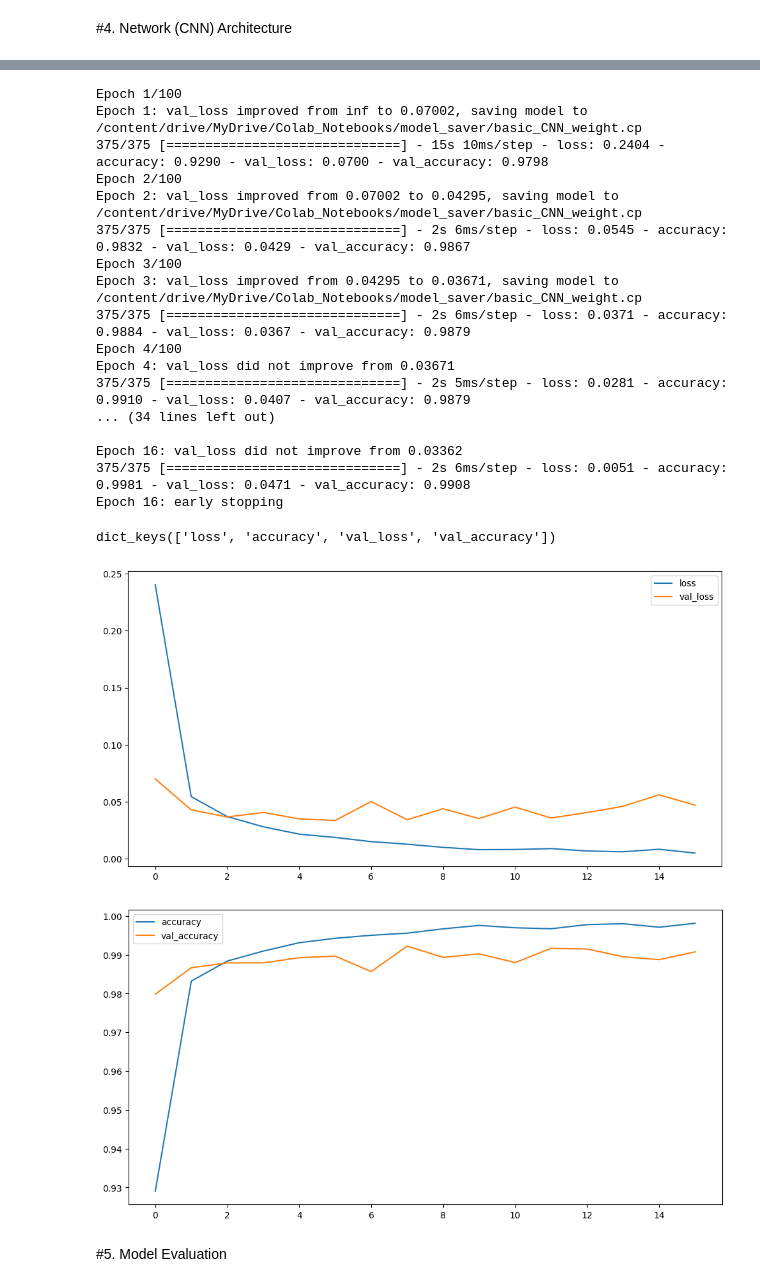
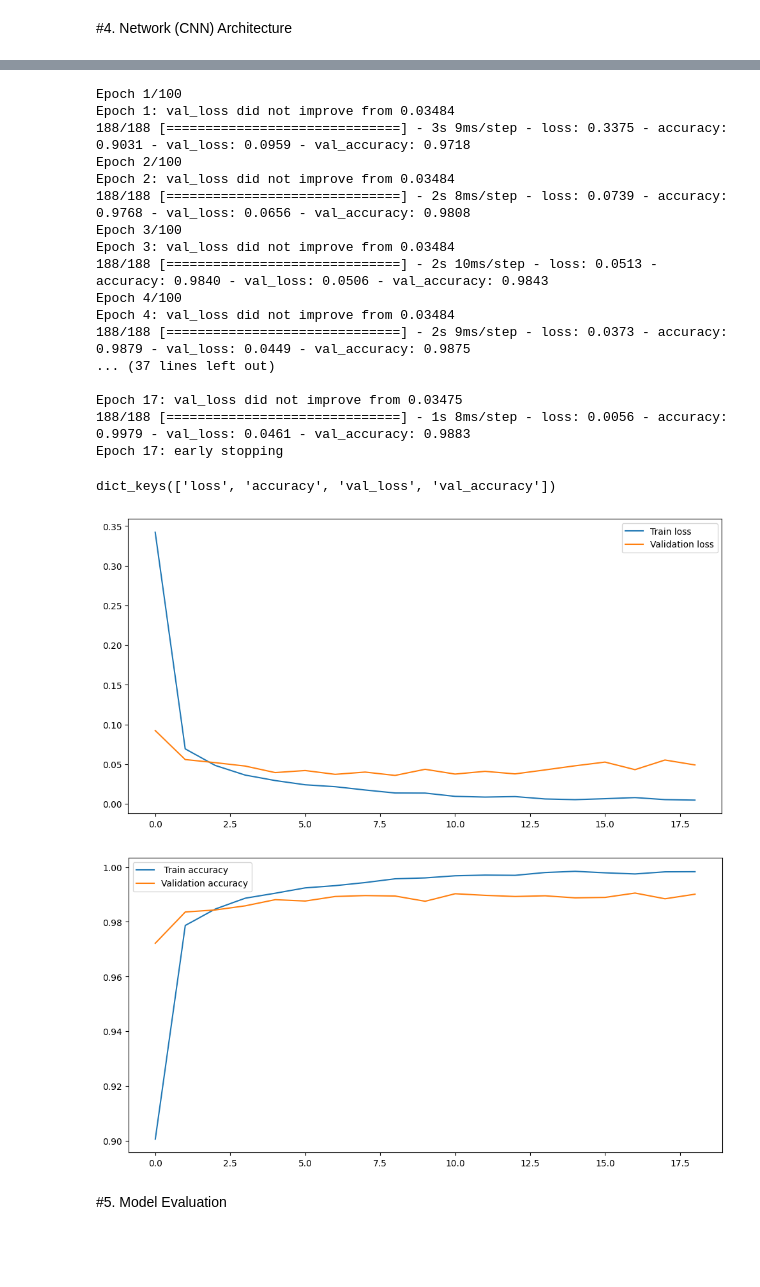
Before and after one commit to NguyenVanHien8502/image-classification, a Jupyter notebook: MNIST_PJ3.ipynb, the cells around one changed output, grey strips where cells are left out. Saved outputs shown, nothing was run; the diff lists cells and outputs as text; code cells hidden in the pictures; blank space fills up the shorter version.

```diff
--- a/MNIST_PJ3.ipynb
+++ b/MNIST_PJ3.ipynb
@@ -161,20 +152,11 @@ array([0., 1., 0., 0., 0., 0., 0., 0., 0., 0.], dtype=float32)
 # %%
 input_shape = (28, 28, 1)
 # %%
-#Using ANN to predict
-# model = keras.models.Sequential([
-#     layers.Flatten(input_shape = input_shape), #(28, 28, 1)->vector 1 chiều (28*28)
-#     layers.Dense(512, activation='relu'),
-#     layers.Dense(256, activation='relu'),
-#     layers.Dense(class_nums, activation='softmax'),
-#     ])
-
-# Tại sao dùng hàm softmax: biến các output thành các vector có tổng = 1
-
+# Tại sao dùng hàm softmax: biến các output thành các vector phân phối xác suất có tổng các xác suất = 1
 # Tại sao dùng maxpooling mà không dùng average pooling: vì max-pooling mới làm nổi bật lên cái feature rõ ràng nhất, lấy được cái thông tin nổi bật nhất
 # còn average-pooling thì nó tính trung bình các feature nên không lấy được các feature nổi bật nhất
-
 # Tại sao chỉ cần dùng filter có kích thước nhỏ như 3*3: vì các cạnh trong ảnh được định nghĩa, tạo ra bởi các input gần nhau
+# layers.Conv2D(filters=32, kernel_size=(3,3), activation='relu', input_shape=input_shape, padding='valid', strides=(1,1)),
 
 #Using CNN to predict
 def create_CNN_model():
@@ -184,13 +166,13 @@ def create_CNN_model():
       layers.Conv2D(filters=64, kernel_size=(3,3), activation='relu'),
       layers.MaxPool2D(pool_size=(2,2)),
       layers.Conv2D(filters=128, kernel_size=(3,3), activation='relu'),
-      layers.Flatten(), #chuyển từ đầu vào có các chiều (3D) sang đầu ra là một vector (1D).
+      layers.Flatten(),
       layers.Dense(128, activation='relu'), #lớp fully connected
-      layers.Dense(class_nums, activation='softmax')
+      layers.Dense(class_nums, activation='softmax'),
   ])
   model.compile(optimizer='adam', #sử dụng thuật toán tối ưu hóa Adam để cập nhật trọng số của mô hình
                 loss='categorical_crossentropy',
-                metrics='accuracy')
+                metrics="accuracy")
   return model
 # %%
 basic_CNN_model = create_CNN_model()
@@ -241,7 +223,7 @@ checkpoint_path = "/content/drive/MyDrive/Colab_Notebooks/model_saver/basic_CNN_
 early_stopping_callback, checkpoint_callback = call_back(checkpoint_path=checkpoint_path)
 # %%
 epochs = 100
-batch_size = 128
+batch_size = 256
 # %%
 history = basic_CNN_model.fit(X_train, y_train_label,
           epochs=epochs,
@@ -251,22 +233,22 @@ history = basic_CNN_model.fit(X_train, y_train_label,
           )
 # %% [output]
 Epoch 1/100
-Epoch 1: val_loss improved from inf to 0.07002, saving model to /content/drive/MyDrive/Colab_Notebooks/model_saver/basic_CNN_weight.cp
-375/375 [==============================] - 15s 10ms/step - loss: 0.2404 - accuracy: 0.9290 - val_loss: 0.0700 - val_accuracy: 0.9798
+Epoch 1: val_loss did not improve from 0.03484
+188/188 [==============================] - 3s 9ms/step - loss: 0.3375 - accuracy: 0.9031 - val_loss: 0.0959 - val_accuracy: 0.9718
 Epoch 2/100
-Epoch 2: val_loss improved from 0.07002 to 0.04295, saving model to /content/drive/MyDrive/Colab_Notebooks/model_saver/basic_CNN_weight.cp
-375/375 [==============================] - 2s 6ms/step - loss: 0.0545 - accuracy: 0.9832 - val_loss: 0.0429 - val_accuracy: 0.9867
+Epoch 2: val_loss did not improve from 0.03484
+188/188 [==============================] - 2s 8ms/step - loss: 0.0739 - accuracy: 0.9768 - val_loss: 0.0656 - val_accuracy: 0.9808
 Epoch 3/100
-Epoch 3: val_loss improved from 0.04295 to 0.03671, saving model to /content/drive/MyDrive/Colab_Notebooks/model_saver/basic_CNN_weight.cp
-375/375 [==============================] - 2s 6ms/step - loss: 0.0371 - accuracy: 0.9884 - val_loss: 0.0367 - val_accuracy: 0.9879
+Epoch 3: val_loss did not improve from 0.03484
+188/188 [==============================] - 2s 10ms/step - loss: 0.0513 - accuracy: 0.9840 - val_loss: 0.0506 - val_accuracy: 0.9843
 Epoch 4/100
-Epoch 4: val_loss did not improve from 0.03671
-375/375 [==============================] - 2s 5ms/step - loss: 0.0281 - accuracy: 0.9910 - val_loss: 0.0407 - val_accuracy: 0.9879
-... (34 lines left out)
+Epoch 4: val_loss did not improve from 0.03484
+188/188 [==============================] - 2s 9ms/step - loss: 0.0373 - accuracy: 0.9879 - val_loss: 0.0449 - val_accuracy: 0.9875
+... (37 lines left out)
 
-Epoch 16: val_loss did not improve from 0.03362
-375/375 [==============================] - 2s 6ms/step - loss: 0.0051 - accuracy: 0.9981 - val_loss: 0.0471 - val_accuracy: 0.9908
-Epoch 16: early stopping
+Epoch 17: val_loss did not improve from 0.03475
+188/188 [==============================] - 1s 8ms/step - loss: 0.0056 - accuracy: 0.9979 - val_loss: 0.0461 - val_accuracy: 0.9883
+Epoch 17: early stopping
 # %%
 history_dict = history.history
 # %%
@@ -278,20 +260,20 @@ train_loss, val_loss = history_dict['loss'], history_dict['val_loss']
 train_acc, val_acc = history_dict['accuracy'], history_dict['val_accuracy']
 # %%
 plt.figure(figsize=(12, 6))
-plt.plot(history.history['loss'], label='loss')
-plt.plot(history.history['val_loss'], label='val_loss')
+plt.plot(train_loss, label='Train loss')
+plt.plot(val_loss, label='Validation loss')
 plt.legend()
 plt.show()
 # %% [output]
-[figure, old version]
+[figure, new version]
 # %%
 plt.figure(figsize=(12, 6))
-plt.plot(history.history['accuracy'], label='accuracy')
-plt.plot(history.history['val_accuracy'], label='val_accuracy')
+plt.plot(train_acc, label=' Train accuracy')
+plt.plot(val_acc, label='Validation accuracy')
 plt.legend()
 plt.show()
 # %% [output]
-[figure, old version]
+[figure, new version]
 # %% [markdown]
 #5. Model Evaluation
 # %%
```
Also changed, not shown: parts of 27 cells of this notebook.
